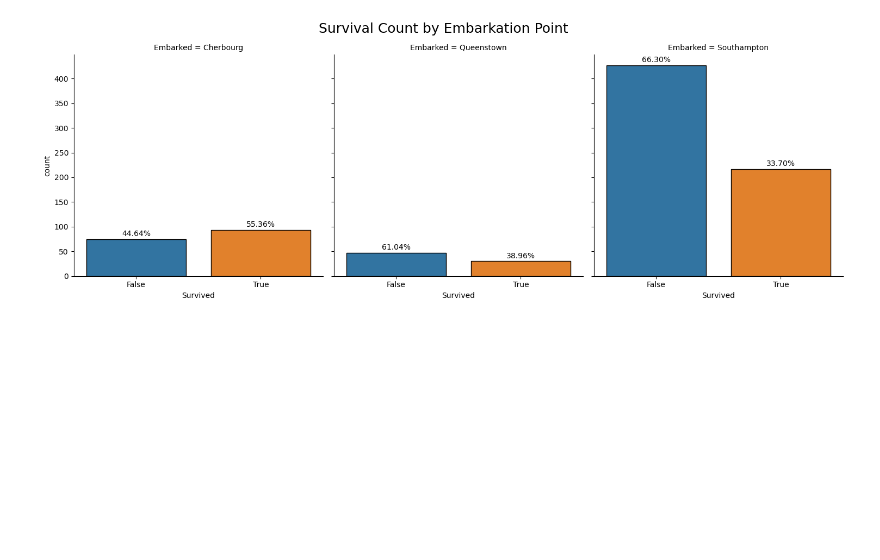
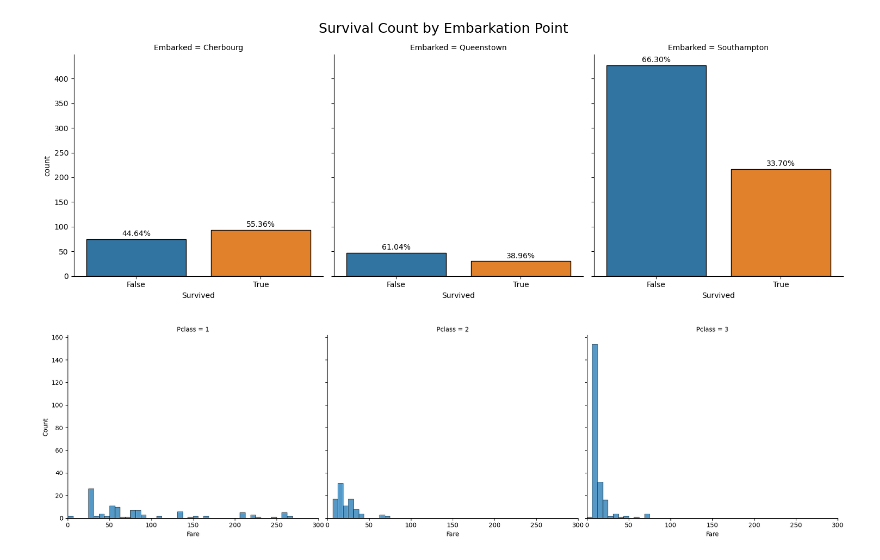
Before and after one commit to vpjuguilon/Kaggle, a Jupyter notebook: Competitions/Titanic - Machine Learning from Disaster/main.ipynb, the cells around one changed output. Cells and saved outputs as stored; diff of their text form; code cells hidden in the pictures; blank space fills up the shorter version.

```diff
--- a/Competitions/Titanic - Machine Learning from Disaster/main.ipynb
+++ b/Competitions/Titanic - Machine Learning from Disaster/main.ipynb
@@ -147,3 +154,9 @@ for ax in fig1.axes.flat:
 plt.show()
 # %% [output]
 [figure]
+# %%
+fig4 = sns.displot(data=test_df, x="Fare", col="Pclass", aspect=1.2)
+fig4.set(xlim=(0, 300))
+plt.show()
+# %% [output]
+[figure, added]
```
Also changed, not shown: parts of 10 cells of this notebook, 1 other file.
